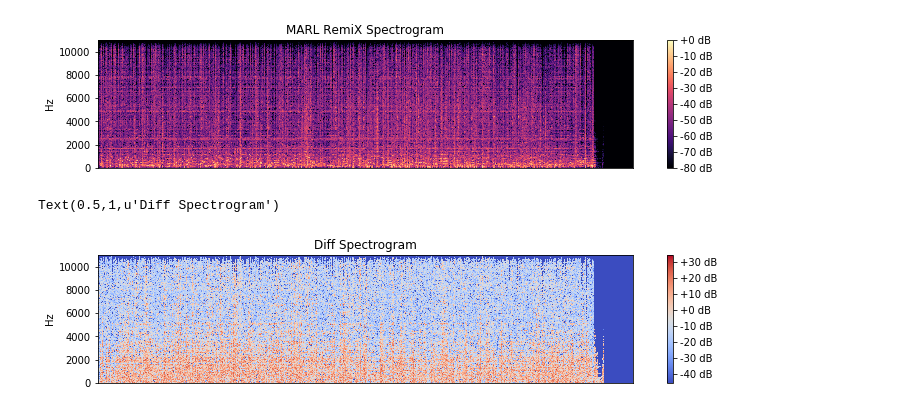
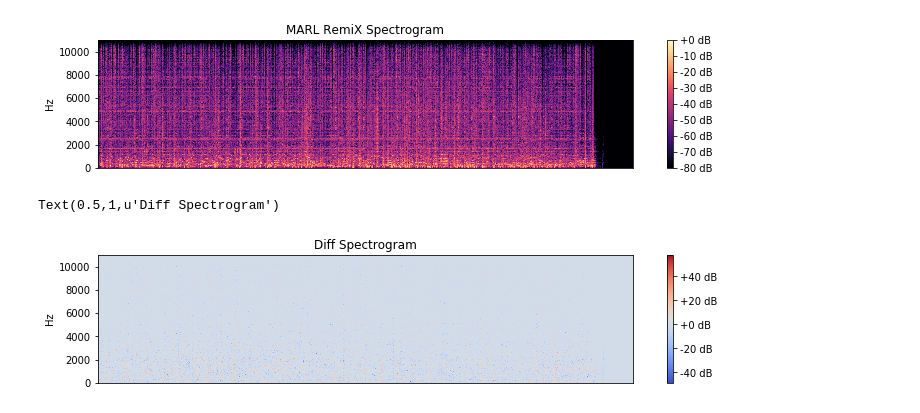
Before and after one commit to marl/bandhub, a Jupyter notebook: Remix_V2.ipynb, the cells around one changed output. Saved outputs shown, nothing was run; the diff lists cells and outputs as text; code cells hidden in the pictures.

```diff
--- a/Remix_V2.ipynb
+++ b/Remix_V2.ipynb
@@ -327,14 +327,14 @@ plt.title('MARL Remix Spectrogram')
 Text(0.5,1,u'MARL RemiX Spectrogram')
 [figure]
 # %%
-diff_spec = np.subtract(premix_data,mix_data)
-diff_data = librosa.amplitude_to_db(diff_spec, ref=diff_ref)
+diff_data = np.subtract(premix_data,mix_data)
+#diff_data = librosa.amplitude_to_db(diff_spec, ref=diff_ref)
 #print(np.shape(diff_spec))
 plt.figure(figsize=(12, 8))
 plt.subplot(3, 1, 3)
 librosa.display.specshow(diff_data, y_axis='linear')
 plt.colorbar(format='%+2.0f dB')
 plt.title('Diff Spectrogram')
 # %% [output]
 Text(0.5,1,u'Diff Spectrogram')
-[figure, old version]
+[figure, new version]
```
